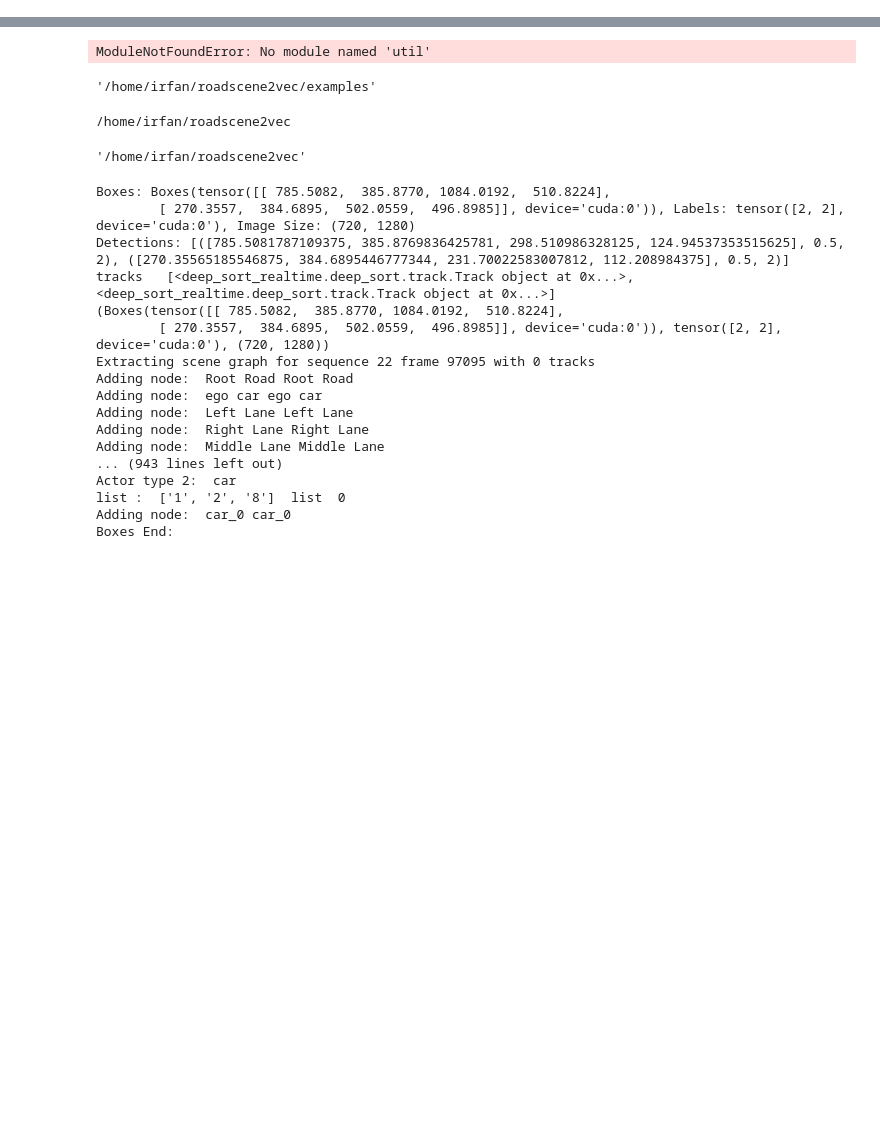
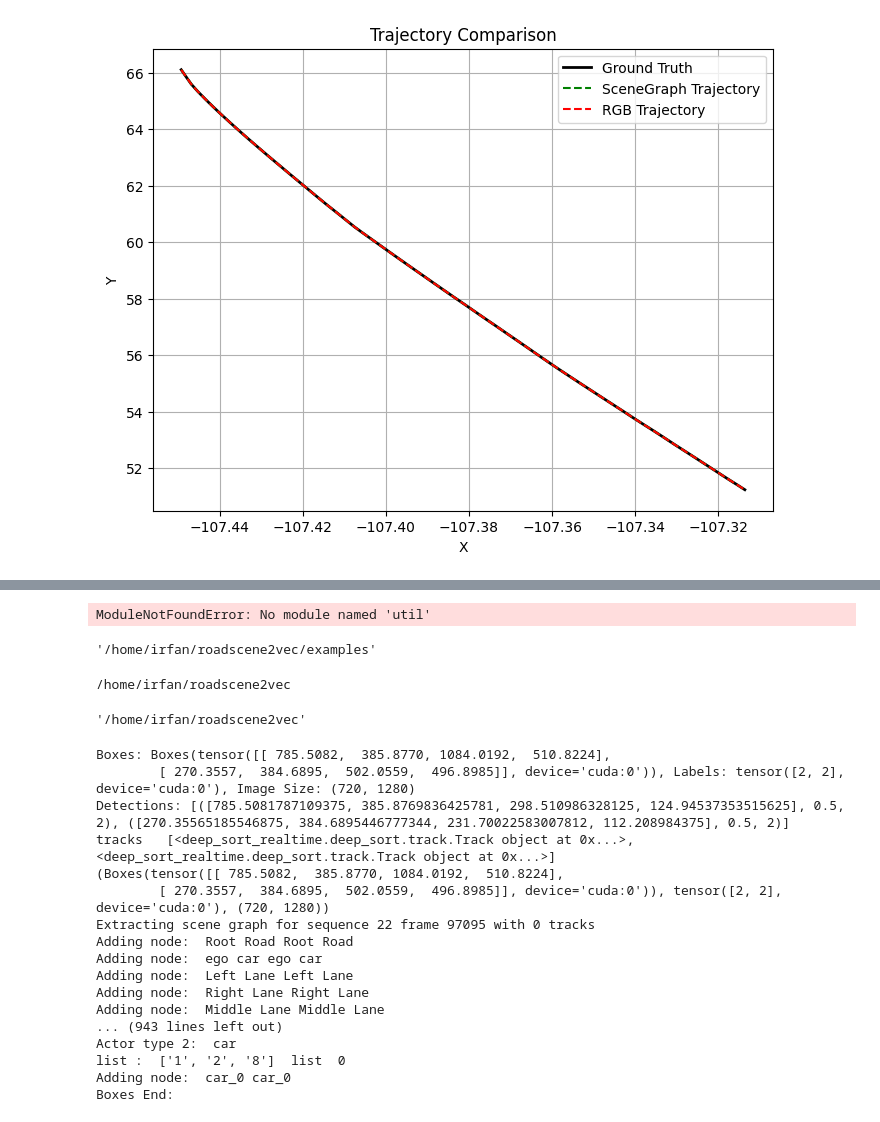
Before and after one commit to Irfanuet191/Thesis, a Jupyter notebook: examples/test.ipynb, the cells around one changed output, grey strips where cells are left out. Drawn from its saved outputs; the diff is of its cells as text; code cells hidden in the pictures; blank space fills up the shorter version.

Commit message:
data

```diff
--- a/examples/test.ipynb
+++ b/examples/test.ipynb
@@ -0,0 +1,64 @@
+# %%
+import random
+import matplotlib.pyplot as plt
+
+def read_positions(file_path, max_points=50):
+    data = []
+    with open(file_path, "r") as f:
+        for line in f:
+            parts = line.strip().split(",")
+            if len(parts) >= 4:
+                idx = int(parts[0].strip())
+                x = float(parts[1].strip())
+                y = float(parts[2].strip())
+                z = float(parts[3].strip())
+                data.append((idx, x, y, z))
+                if len(data) >= max_points:
+                    break
+    return data
+
+def generate_with_error(data, error_range):
+    new_traj = []
+    for idx, x, y, z in data:
+        # Add random error to z value
+        new_z = random.uniform(*error_range)
+        new_traj.append((idx, x, y, new_z))
+    return new_traj
+
+def plot_trajectories(gt, scenegraph, rgb):
+    # Ground truth
+    x_gt = [p[1] for p in gt]
+    y_gt = [p[2] for p in gt]
+
+    # SceneGraph
+    x_sc = [p[1] for p in scenegraph]
+    y_sc = [p[2] for p in scenegraph]
+
+    # RGB
+    x_rgb = [p[1] for p in rgb]
+    y_rgb = [p[2] for p in rgb]
+
+    plt.figure(figsize=(8,6))
+    plt.plot(x_gt, y_gt, 'k-', label="Ground Truth", linewidth=2)
+    plt.plot(x_sc, y_sc, 'g--', label="SceneGraph Trajectory")
+    plt.plot(x_rgb, y_rgb, 'r--', label="RGB Trajectory")
+
+    plt.xlabel("X")
+    plt.ylabel("Y")
+    plt.title("Trajectory Comparison")
+    plt.legend()
+    plt.grid(True)
+    plt.show()
+
+if __name__ == "__main__":
+    file_path = "/home/irfan/roadscene2vec/examples/transferdata/pos.txt"  # <-- change to your file path
+    ground_truth = read_positions(file_path, max_points=100)
+
+    # Generate versions with error
+    scenegraph_traj = generate_with_error(ground_truth, (0.01, 0.04))
+    rgb_traj = generate_with_error(ground_truth, (4, 5))
+
+    # Plot results
+    plot_trajectories(ground_truth, scenegraph_traj, rgb_traj)
+# %% [output]
+[figure, added]
```
Also changed, not shown: parts of 1 cell of this notebook, 3 other files.
